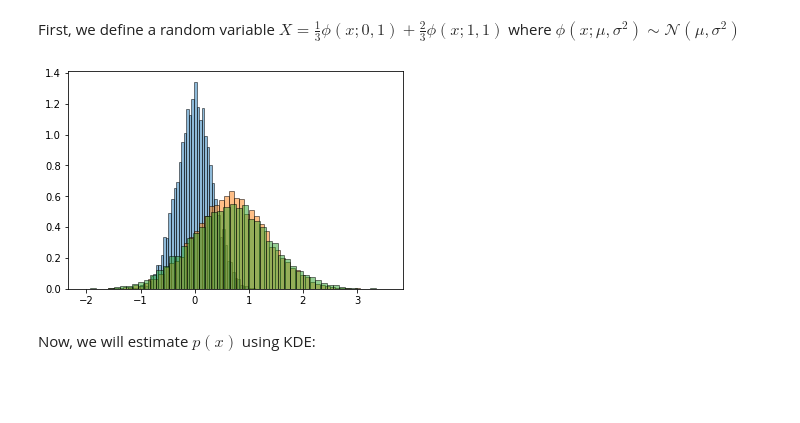
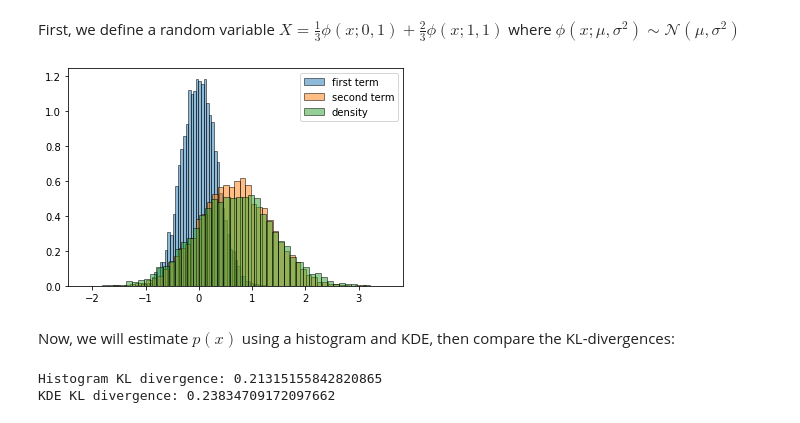
Before and after one commit to olokobayusuf/uncertainty-quant, a Jupyter notebook: inference.ipynb, the cells around one changed output. Drawn from its saved outputs; the diff is of its cells as text; code cells hidden in the pictures; blank space fills up the shorter version.

```diff
--- a/inference.ipynb
+++ b/inference.ipynb
@@ -5,25 +5,25 @@ First, we define a random variable $X = \frac{1}{3}\phi(x;0,1) + \frac{2}{3}\phi
 # %%
 %matplotlib inline
 
 from matplotlib import pyplot as plt
 from mpl_toolkits.mplot3d import Axes3D
-from numpy import histogram
 from numpy.random import normal
 
 # Get samples # CHECK
 N = 10000
 X_a = 1. / 3. * normal(loc=0., scale=1., size=N)
 X_b = 2. / 3. * normal(loc=1., scale=1., size=N)
 X = X_a + X_b
 
 # Plot
 BINS = 50
-RANGE=(-3., 3.)
-plt.hist(X_a, bins=BINS, density=True, edgecolor="black", alpha=0.5)
-plt.hist(X_b, bins=BINS, density=True, edgecolor="black", alpha=0.5)
-plt.hist(X, bins=BINS, density=True, edgecolor="black", alpha=0.5)
+RANGE = (-3., 3.)
+plt.hist(X_a, bins=BINS, density=True, edgecolor="black", alpha=0.5, label="first term")
+plt.hist(X_b, bins=BINS, density=True, edgecolor="black", alpha=0.5, label="second term")
+plt.hist(X, bins=BINS, density=True, edgecolor="black", alpha=0.5, label="density")
+plt.legend(loc="upper right")
 plt.show()
 # %% [output]
-[figure, old version]
+[figure, new version]
 # %% [markdown]
-Now, we will estimate $p(x)$ using KDE:
+Now, we will estimate $p(x)$ using a histogram and KDE, then compare the KL-divergences:
@@ -31,0 +30,28 @@ from scipy.stats import gaussian_kde
+# %%
+from numpy import exp, expand_dims, histogram, linspace, pi, sqrt, squeeze
+from scipy.stats import entropy, gaussian_kde
+
+# Define our target density
+def target_density (x):
+    return (1. / 3.) * (1. / sqrt(2 * pi)) * exp(-0.5 * x * x) + (2. / 3.) * (1. / sqrt(2 * pi)) * exp(-0.5 * (x - 1) * (x - 1))
+
+# Compute true density
+sample_grid = expand_dims(linspace(*RANGE, BINS), axis=1)
+true_density = squeeze(target_density(sample_grid))
+
+# Estimate density using histogram
+histogram_density, _ = histogram(X, BINS, range=RANGE, density=True)
+histogram_density += 1e-6 # Smooth the histogram so that we can compute KL-div without blowing up
+histogram_density /= histogram_density.sum()
+
+# Estimate density using KDE
+kde_density = gaussian_kde(X)(sample_grid.T)
+
+# Now we compute the KL-div between them
+histogram_div = entropy(true_density, histogram_density)
+kde_div = entropy(true_density, kde_density)
+print(f"Histogram KL divergence: {histogram_div}")
+print(f"KDE KL divergence: {kde_div}")
+# %% [output]
+Histogram KL divergence: 0.21315155842820865
+KDE KL divergence: 0.23834709172097662
```
Also changed, not shown: parts of 5 cells of this notebook, 1 other file.
